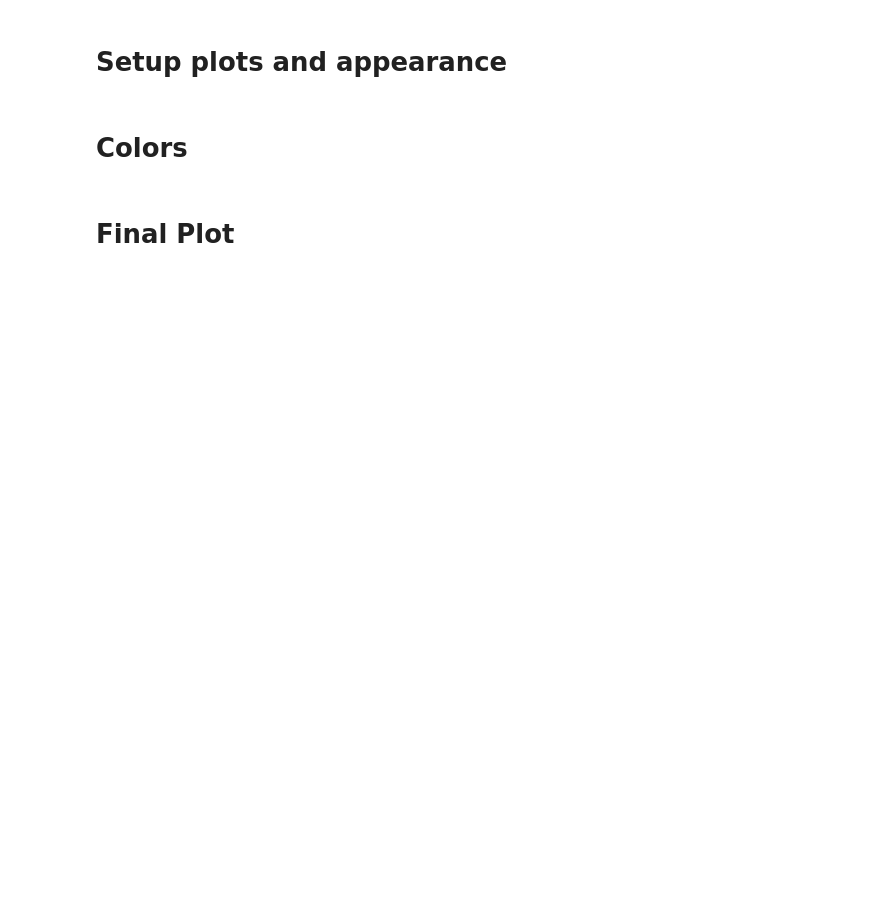
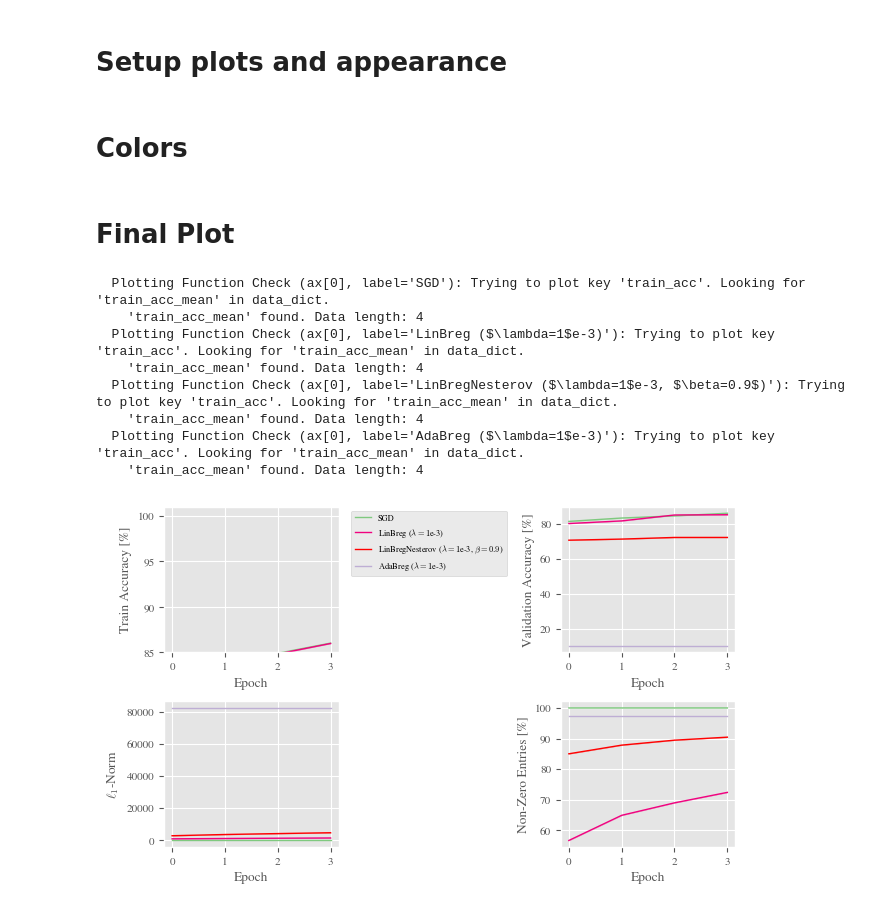
Before and after one commit to zcabsjm/BregmanLearning, a Jupyter notebook: notebooks/MLP-Classification.ipynb, the cells around one changed output. Drawn from its saved outputs; the diff is of its cells as text; code cells hidden in the pictures; blank space fills up the shorter version.

Commit message:
linbreg nesterov and new experimental setup in mlp notebook

```diff
--- a/notebooks/MLP-Classification.ipynb
+++ b/notebooks/MLP-Classification.ipynb
@@ -57,7 +57,7 @@ model_kwargs = {'mean':conf.data_set_mean, 'std':conf.data_set_std}
 # Determine input size based on dataset
 if conf.data_set == "CIFAR10":
     input_size = 3072  # 32x32x3
-elif conf.data_set in ["MNIST", "FashionMNIST"]:
+elif conf.data_set in ["MNIST", "Fashion-MNIST"]:
     input_size = 784   # 28x28x1
 else:
     input_size = 784  # Default fallback
@@ -98,6 +98,11 @@ def init_opt(conf, model):
                                     'reg': reg.reg_l1(lamda=conf.lamda), 'momentum': conf.beta,
                                     'delta': conf.delta},
                                    {'params': biases, 'lr': conf.lr, 'momentum': conf.beta}])
+    elif conf.optim == "LinBregNesterov":
+        opt = op.LinBregNesterov([{'params': weights_linear, 'lr': conf.lr,
+                                  'reg': reg.reg_l1(lamda=conf.lamda), 'momentum': conf.beta,
+                                  'delta': conf.delta},
+                                 {'params': biases, 'lr': conf.lr, 'momentum': conf.beta}])
     elif conf.optim == "adam":
         opt = op.AdaBreg([{'params': weights_linear, 'lr' : conf.lr, 'reg' : reg.reg_l1(lamda=conf.lamda)},
                           {'params': biases, 'lr': conf.lr}])
@@ -212,9 +243,7 @@ In this step we average over different runs of the same parameter configuration.
 import numpy as np
 
 hist = runs.history
-keys = ['train_acc','val_acc','val_reg_vals_0','val_linear_sparse']
-
-
+keys = ['train_acc', 'val_acc', 'val_reg_vals_0', 'val_linear_sparse']
 hist_idx = 0
 for param in params:
     data = {}
@@ -241,6 +270,11 @@ for param in params:
         data[key+"_mean"] = np.mean(data_loc,axis=1)
         data[key+"_std"] = np.std(data_loc,axis=1)
 
+                # --- Add this print statement ---
+        if key == 'train_acc':
+            print(f"  Debug: Successfully created 'train_acc_mean'. Length: {len(data[key+'_mean'])}")
+        # --- End of added print statement ---
+
         param['result'] = data
 
         # update the history index
@@ -274,58 +348,75 @@ def plot_training_stats(ax, keys, data, label='', color='k',alpha=1.0, alpha_fil
 # %% [markdown]
 # Colors
 # %%
-cmp = matplotlib.cm.get_cmap(name='Accent')
+cmp = matplotlib.cm.get_cmap(name='Accent') # Or choose another colormap like 'tab10'
+
 colors = [
-    cmp(0.7), #
-    cmp(0.4), #
-    cmp(0.0), #
-    cmp(0.2), #
-    cmp(0.8), #
-    cmp(0.8), #
-    cmp(0.3), #
+    cmp(0.0), # SGD (e.g., blue)
+    cmp(0.7), # LinBreg (e.g., green)
+    'red',    # LinBregNesterov (red)
+    cmp(0.2), # AdaBreg (e.g., orange)
 ]
+
+# Ensure the colors list has enough entries if you add more params later
+if len(colors) < len(params):
+    # Extend colors list if necessary, e.g., by cycling through cmap
+    num_missing = len(params) - len(colors)
+    for i in range(num_missing):
+        colors.append(cmp( (len(colors) + i) * 0.1 % 1.0 )) # Example extension
 
 for i, param in enumerate(params):
     param['color'] = colors[i]
     param.setdefault('label', param['optim'])
+
+# Remove the later override for params[5] if it exists
+# The line "params[5]['color'] = 'blue'" in the "# Final Plot" cell should be removed
+# as we are now setting the color here.
 # %% [markdown]
 # Final Plot
 # %%
 fig, ax = plt.subplots(2, 2)
 ax = np.ravel(ax)
+
 
 for param in params:
     plot_training_stats(ax, keys, param['result'], color=param['color'], label=param['label'])
 
 # Specify axes
 ## Train Acc
 ax[0].set_ylabel('Train Accuracy [%]')
 ax[0].set_xlabel('Epoch')
 ax[0].set_ylim(85, 101)
 ## Validation Acc
 ax[1].set_ylabel('Validation Accuracy [%]')
 ax[1].set_xlabel('Epoch')
 ## L1-Norm
 ax[2].set_ylabel('$\ell_1$-Norm')
 ax[2].set_xlabel('Epoch')
 ## Sparsity
 ax[3].set_ylabel('Non-Zero Entries [%]')
 ax[3].set_xlabel('Epoch')
 
 # Legend: Move outside the plot area and reduce font size
 handles, labels = ax[0].get_legend_handles_labels()
 ax[0].legend(handles, labels, loc='upper left', bbox_to_anchor=(1.05, 1), prop={'size': 6}, ncol=1)
 
 # Adjust size
 width = 5.50107 / 0.8
 height = 8.02778 / (2.0)
 fig.set_size_inches(width, height)
 
 # Adjust layout to make space for the legend
 plt.tight_layout(rect=[0, 0, 0.95, 1])
-
-# Change color of one of the LinBregHeavyBall lines to blue
-params[5]['color'] = 'blue'  # Change the color of the second LinBregHeavyBall
+# %% [output]
+  Plotting Function Check (ax[0], label='SGD'): Trying to plot key 'train_acc'. Looking for 'train_acc_mean' in data_dict.
+    'train_acc_mean' found. Data length: 4
+  Plotting Function Check (ax[0], label='LinBreg ($\lambda=1$e-3)'): Trying to plot key 'train_acc'. Looking for 'train_acc_mean' in data_dict.
+    'train_acc_mean' found. Data length: 4
+  Plotting Function Check (ax[0], label='LinBregNesterov ($\lambda=1$e-3, $\beta=0.9$)'): Trying to plot key 'train_acc'. Looking for 'train_acc_mean' in data_dict.
+    'train_acc_mean' found. Data length: 4
+  Plotting Function Check (ax[0], label='AdaBreg ($\lambda=1$e-3)'): Trying to plot key 'train_acc'. Looking for 'train_acc_mean' in data_dict.
+    'train_acc_mean' found. Data length: 4
+[figure, added]
 # %%
 import pandas as pd
 
```
Also changed, not shown: parts of 7 cells of this notebook, 2 other files.
